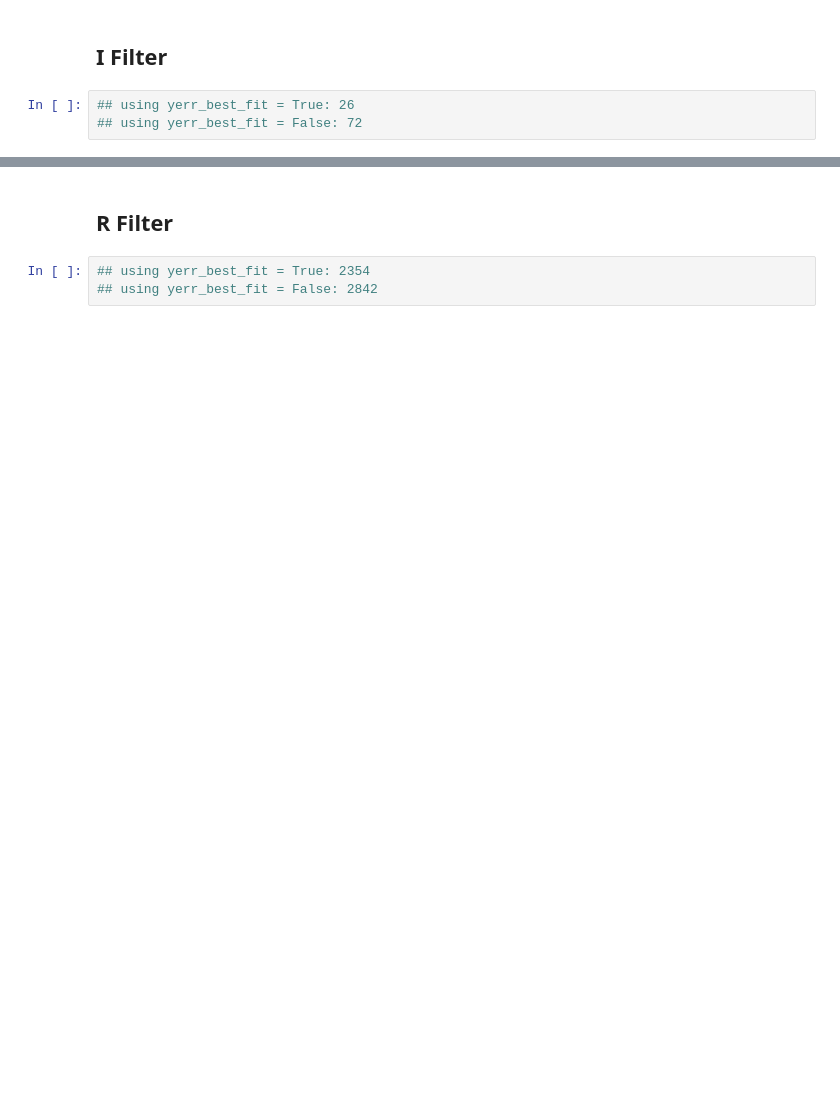
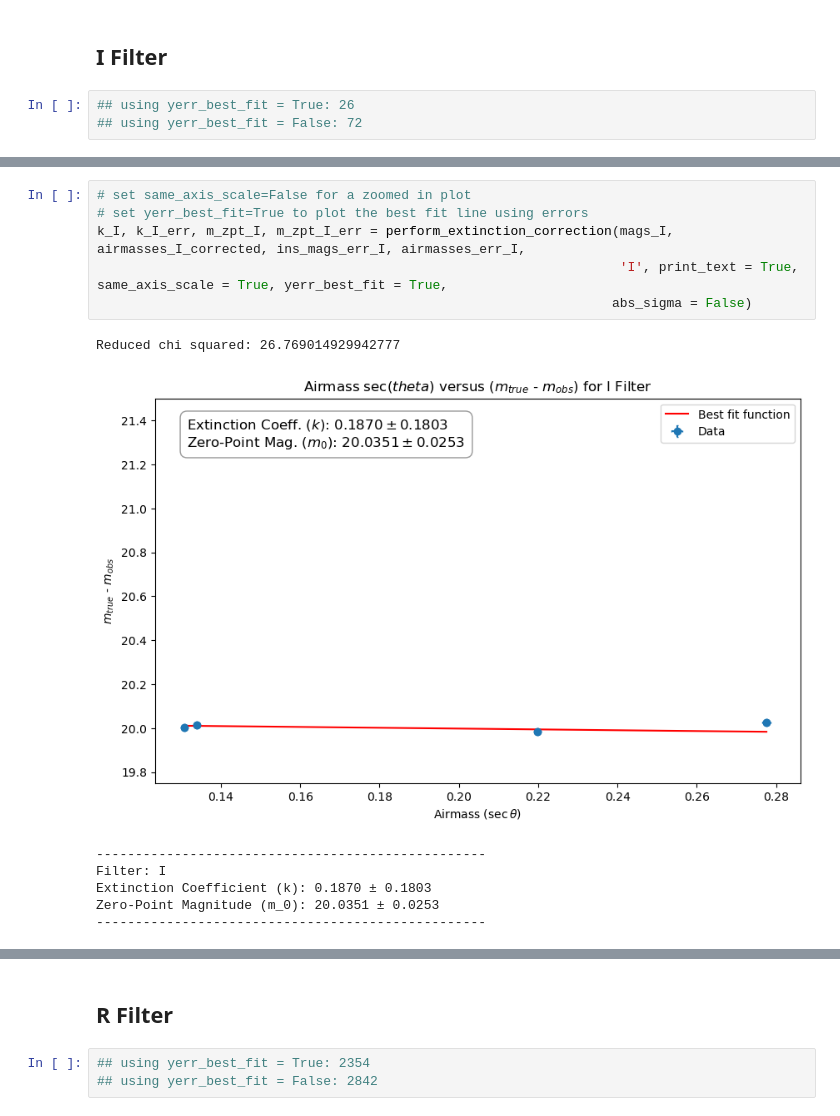
Before and after one commit to siddhantpujni/exoplanets_TGP, a Jupyter notebook: standard_stars.ipynb, the cells around one changed output, grey strips where cells are left out. Drawn from its saved outputs; the diff is of its cells as text; blank space fills up the shorter version.

```diff
--- a/standard_stars.ipynb
+++ b/standard_stars.ipynb
@@ -1206,0 +1265,14 @@ Zero-Point Magnitude (m_0): 19.9983 ± 0.0343
+# %%
+# set same_axis_scale=False for a zoomed in plot
+# set yerr_best_fit=True to plot the best fit line using errors
+k_I, k_I_err, m_zpt_I, m_zpt_I_err = perform_extinction_correction(mags_I, airmasses_I_corrected, ins_mags_err_I, airmasses_err_I,
+                                                                   'I', print_text = True, same_axis_scale = True, yerr_best_fit = True,
+                                                                  abs_sigma = False)
+# %% [output]
+Reduced chi squared: 26.769014929942777
+[figure, added]
+--------------------------------------------------
+Filter: I
+Extinction Coefficient (k): 0.1870 ± 0.1803
+Zero-Point Magnitude (m_0): 20.0351 ± 0.0253
+--------------------------------------------------
```
Also changed, not shown: parts of 17 cells of this notebook.
